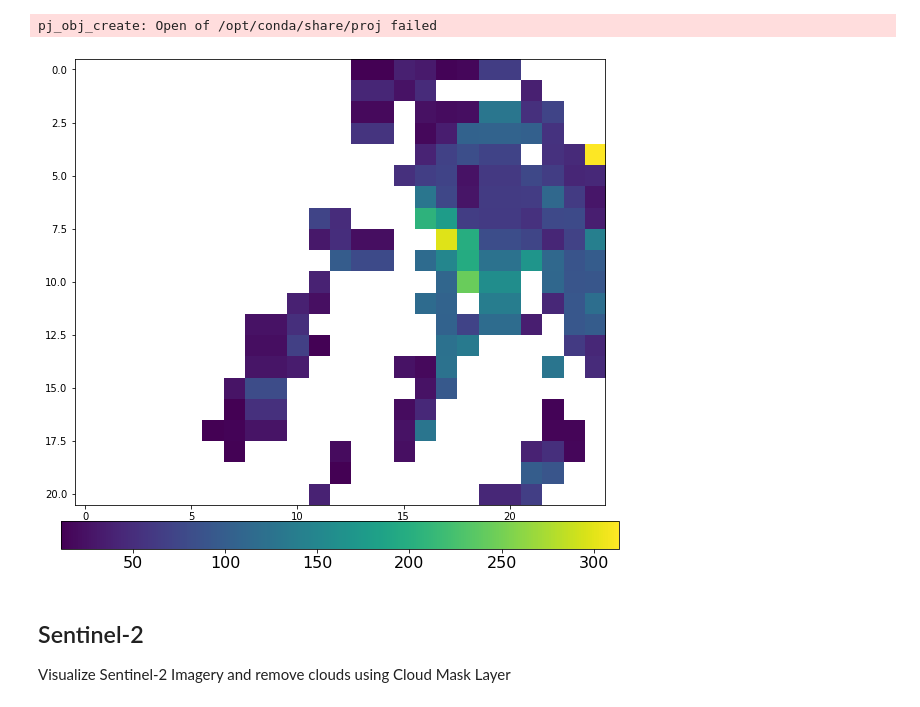
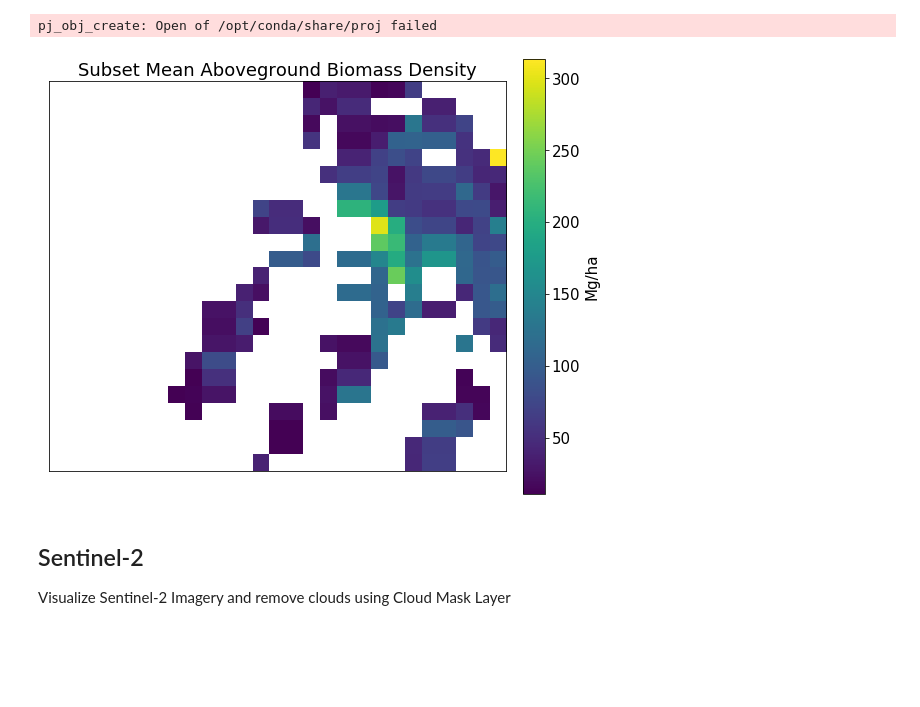
Before and after one commit to caseyslaught/duke-esda-forest-project, a Jupyter notebook: EK_proj.ipynb, the cells around one changed output. Cells and saved outputs as stored; diff of their text form; code cells hidden in the pictures; blank space fills up the shorter version.

Commit message:
EK proj S2 image updates

```diff
--- a/EK_proj.ipynb
+++ b/EK_proj.ipynb
@@ -89,22 +118,27 @@ pj_obj_create: Open of /opt/conda/share/proj failed
 # %%
 import numpy.ma as ma
 
 #Read in Cropped GeoTIFF
 file2 = '/shared_space/G1/gedi/GEDI_cropped.tif'
 fp2 = rasterio.open(file2,'r')
 gedi = fp2.read(1)
 
 #Mask out area with NoData Values
 gedi_m = np.ma.masked_array(gedi,gedi==-9999.0)
 
 # Visualize Cropped GeoTIFF
 plt.figure(figsize=(10,10))
 plt.imshow(gedi_m)
-cb = plt.colorbar(orientation='horizontal',pad=0.03)
-cb.ax.tick_params(labelsize=16)
+plt.title('Subset Mean Aboveground Biomass Density', fontsize=18)
+cb = plt.colorbar(orientation='vertical',pad=0.03, shrink=0.8)
+plt.xticks([])
+plt.yticks([])
+cb.ax.tick_params(labelsize=15)
+cb.set_label('Mg/ha',fontsize=15)
+
 plt.show()
 # %% [output]
-[figure, old version]
+[figure, new version]
 # %% [markdown]
 ## Sentinel-2
 Visualize Sentinel-2 Imagery and remove clouds using Cloud Mask Layer
```
Also changed, not shown: parts of 15 cells of this notebook.
